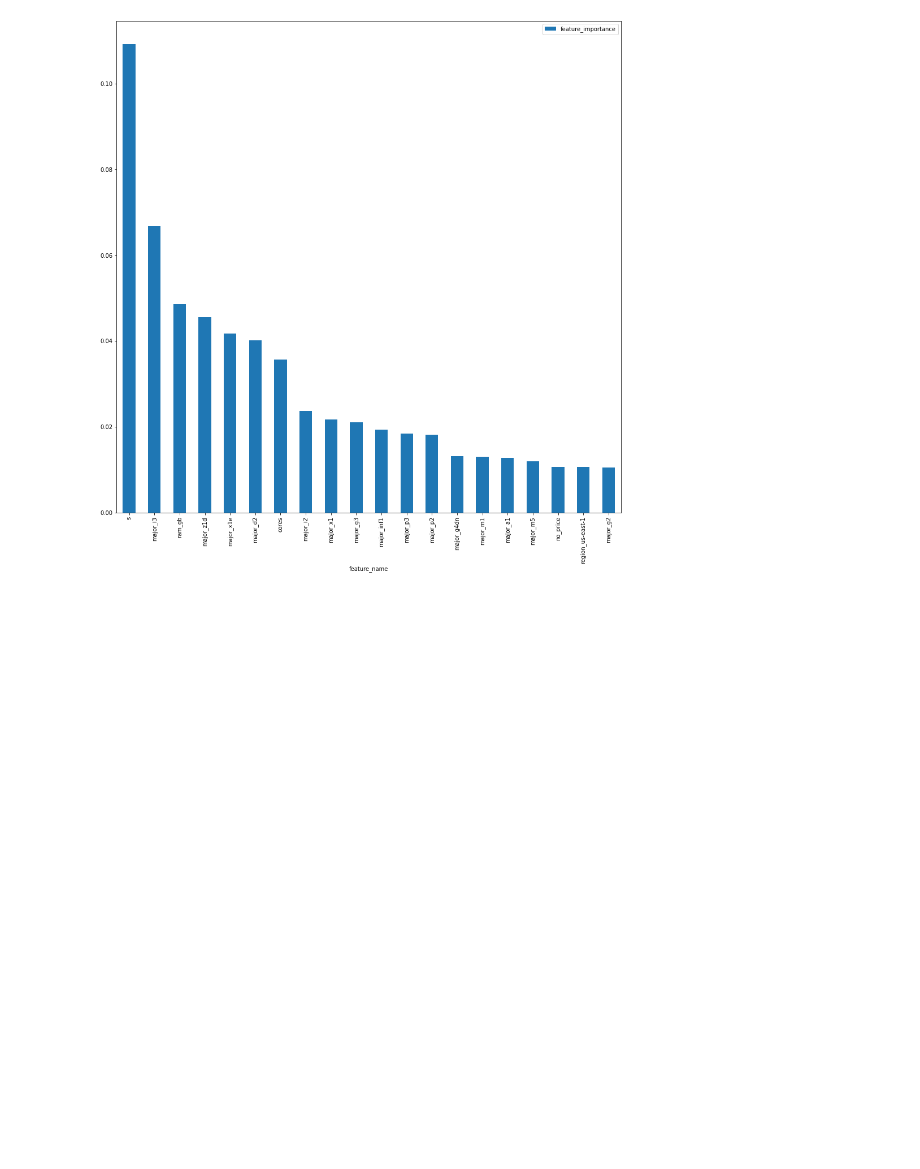
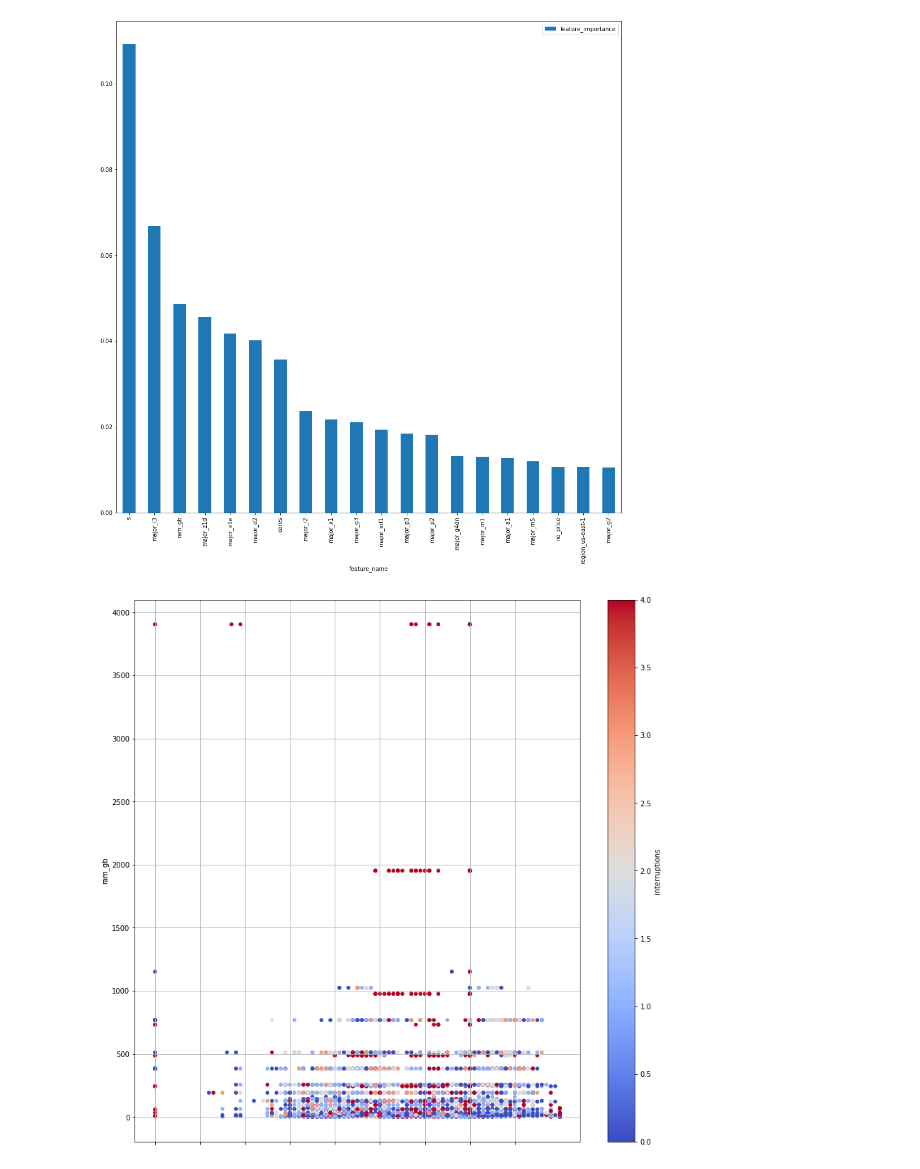
Before and after one commit to TechnionDev/AWSSpotPricePredictions, a Jupyter notebook: interruptions.ipynb, the cells around one changed output. Saved outputs shown, nothing was run; the diff lists cells and outputs as text; code cells hidden in the pictures; blank space fills up the shorter version.

```diff
--- a/interruptions.ipynb
+++ b/interruptions.ipynb
@@ -482,3 +482,10 @@ rf_importances_df.sort_values(by='feature_importance', ascending=False).take(ran
 # %% [output]
 <AxesSubplot:xlabel='feature_name'>
 [figure]
+# %%
+df = X_train.copy()
+df['interruptions'] = y_train
+ax = df.plot.scatter(x='s', y='ram_gb', c='interruptions', colormap='coolwarm', grid=True, figsize=(14,14))
+plt.xticks(np.arange(min(df['s']),max(df['s']), 10));
+# %% [output]
+[figure, added]
```
Also changed, not shown: parts of 3 cells of this notebook.
